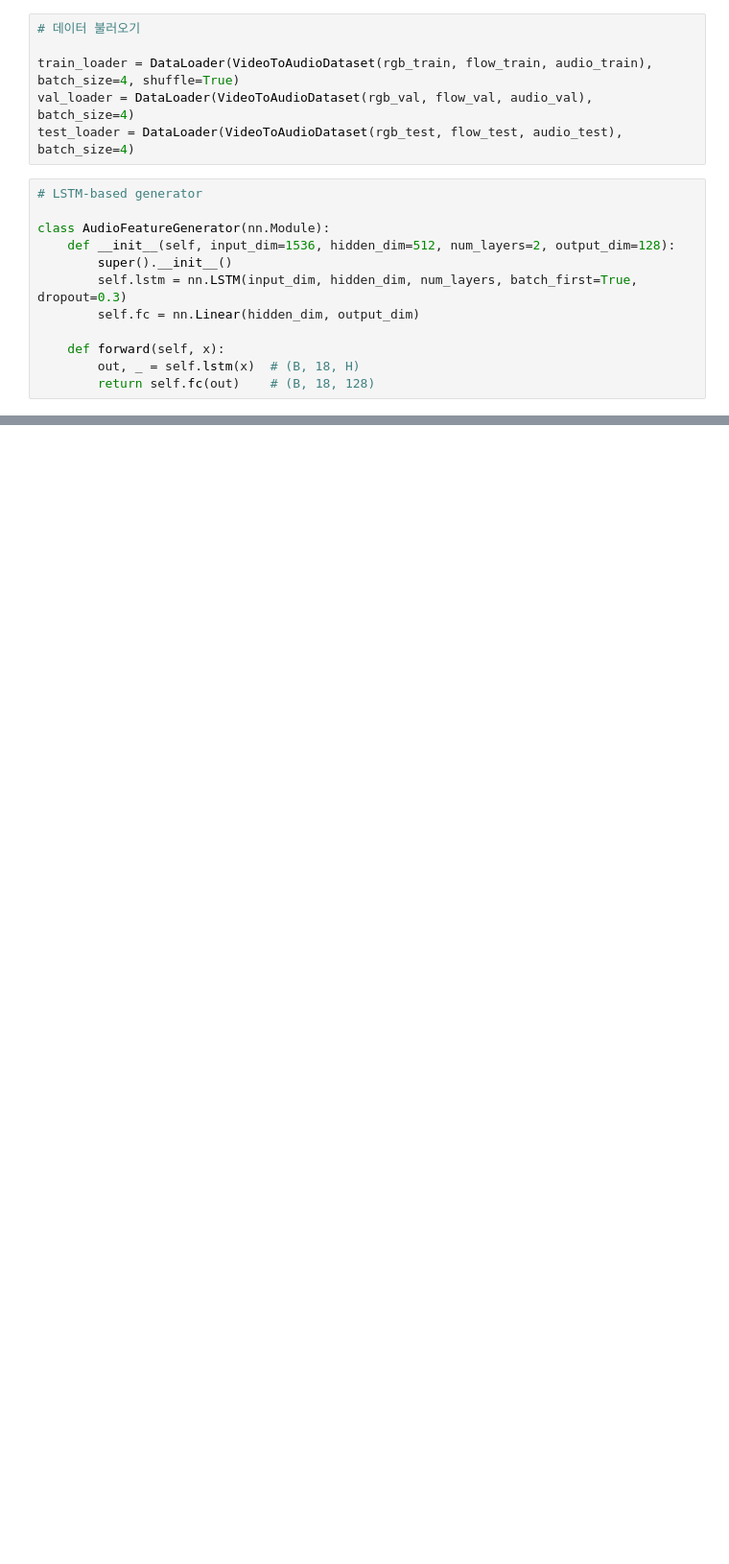
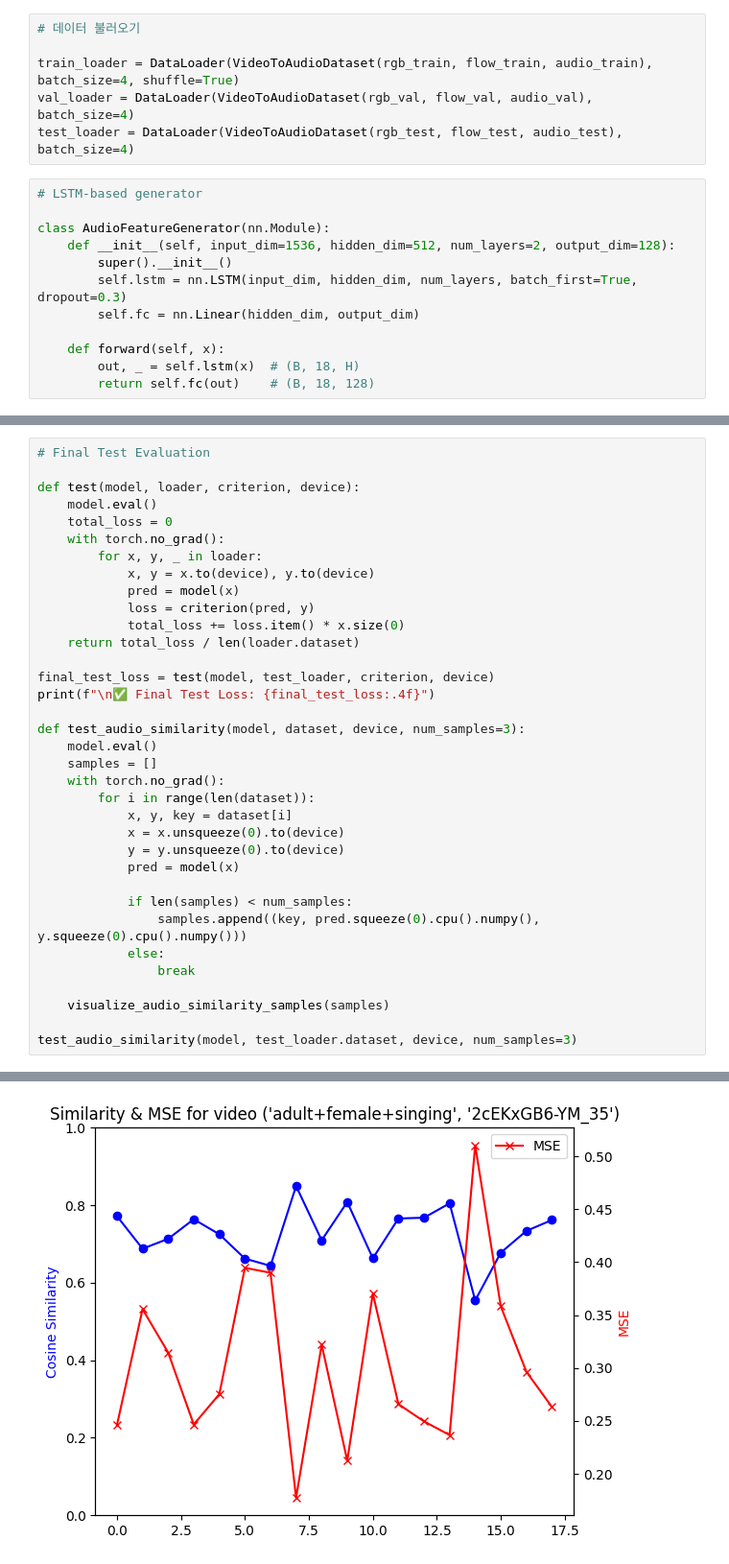
Before and after one commit to yoonseoah/TeamPossible, a Jupyter notebook: baseline/LSTM.ipynb, the cells around one changed output, grey strips where cells are left out. Shown at 96% size. Cells and saved outputs as stored; diff of their text form; blank space fills up the shorter version.

```diff
--- a/baseline/LSTM.ipynb
+++ b/baseline/LSTM.ipynb
@@ -58,0 +162,36 @@ class AudioFeatureGenerator(nn.Module):
+# %%
+# Final Test Evaluation
+
+def test(model, loader, criterion, device):
+    model.eval()
+    total_loss = 0
+    with torch.no_grad():
+        for x, y, _ in loader:
+            x, y = x.to(device), y.to(device)
+            pred = model(x)
+            loss = criterion(pred, y)
+            total_loss += loss.item() * x.size(0)
+    return total_loss / len(loader.dataset)
+
+final_test_loss = test(model, test_loader, criterion, device)
+print(f"\n✅ Final Test Loss: {final_test_loss:.4f}")
+
+def test_audio_similarity(model, dataset, device, num_samples=3):
+    model.eval()
+    samples = []
+    with torch.no_grad():
+        for i in range(len(dataset)):
+            x, y, key = dataset[i]
+            x = x.unsqueeze(0).to(device)
+            y = y.unsqueeze(0).to(device)
+            pred = model(x)
+
+            if len(samples) < num_samples:
+                samples.append((key, pred.squeeze(0).cpu().numpy(), y.squeeze(0).cpu().numpy()))
+            else:
+                break
+
+    visualize_audio_similarity_samples(samples)
+
+test_audio_similarity(model, test_loader.dataset, device, num_samples=3)
+# %% [output]
@@ -58,0 +199 @@ class AudioFeatureGenerator(nn.Module):
+[figure, added]
```
Also changed, not shown: parts of 16 cells of this notebook, 1 other file.
